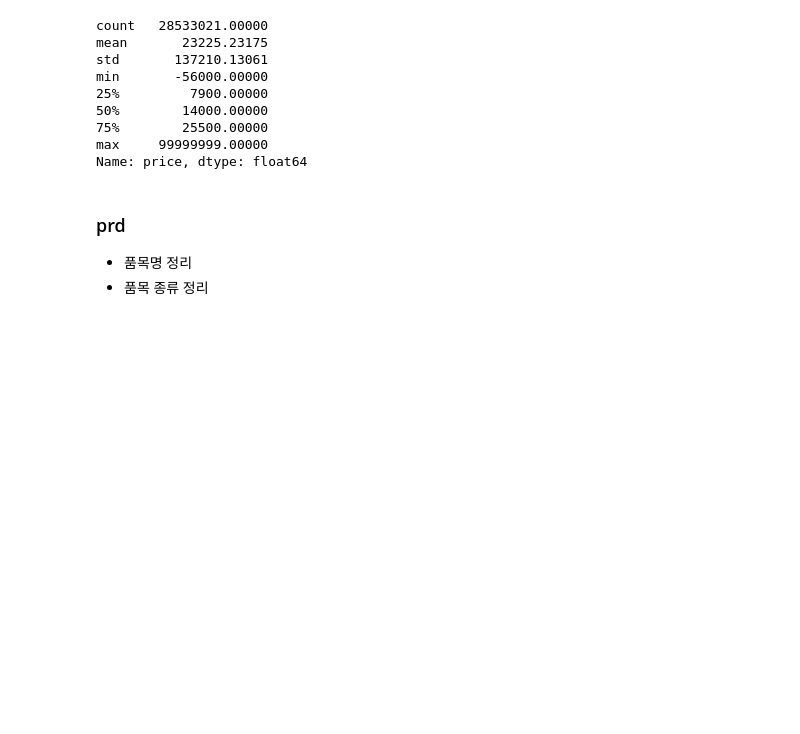
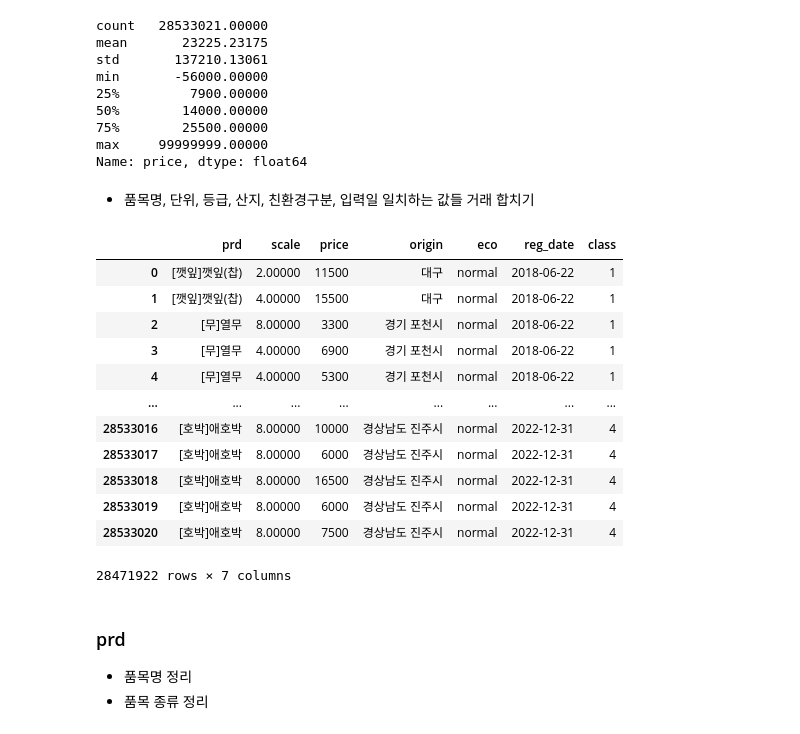
Before and after one commit to LUCI031/grocery_auction, a Jupyter notebook: pre_processing/pre_processing_new.ipynb, the cells around one changed output. Cells and saved outputs as stored; diff of their text form; code cells hidden in the pictures; blank space fills up the shorter version.

```diff
--- a/pre_processing/pre_processing_new.ipynb
+++ b/pre_processing/pre_processing_new.ipynb
@@ -190,6 +190,24 @@ Name: price, dtype: float64
 # %%
 df2 = df2.drop(df2[df2['price']<500].index)
 df2 = df2.drop(df2[df2['scale']==0].index)
+# %% [markdown]
+- 품목명, 단위, 등급, 산지, 친환경구분, 입력일 일치하는 값들 거래 합치기
+# %%
+df2
+# %% [output]
+|  | prd | scale | price | origin | eco | reg_date | class |
+| 0 | [깻잎]깻잎(찹) | 2.00000 | 11500 | 대구 | normal | 2018-06-22 | 1 |
+| 1 | [깻잎]깻잎(찹) | 4.00000 | 15500 | 대구 | normal | 2018-06-22 | 1 |
+| 2 | [무]열무 | 8.00000 | 3300 | 경기 포천시 | normal | 2018-06-22 | 1 |
+| 3 | [무]열무 | 4.00000 | 6900 | 경기 포천시 | normal | 2018-06-22 | 1 |
+| 4 | [무]열무 | 4.00000 | 5300 | 경기 포천시 | normal | 2018-06-22 | 1 |
+| ... | ... | ... | ... | ... | ... | ... | ... |
+| 28533016 | [호박]애호박 | 8.00000 | 10000 | 경상남도 진주시 | normal | 2022-12-31 | 4 |
+| 28533017 | [호박]애호박 | 8.00000 | 6000 | 경상남도 진주시 | normal | 2022-12-31 | 4 |
+| 28533018 | [호박]애호박 | 8.00000 | 16500 | 경상남도 진주시 | normal | 2022-12-31 | 4 |
+| 28533019 | [호박]애호박 | 8.00000 | 6000 | 경상남도 진주시 | normal | 2022-12-31 | 4 |
+| 28533020 | [호박]애호박 | 8.00000 | 7500 | 경상남도 진주시 | normal | 2022-12-31 | 4 |
+28471922 rows × 7 columns
 # %%
 df2 = df2.groupby(['prd','origin','eco','reg_date','class']).sum().reset_index()
 # %%
```
Also changed, not shown: parts of 7 cells of this notebook, 4 other files.
